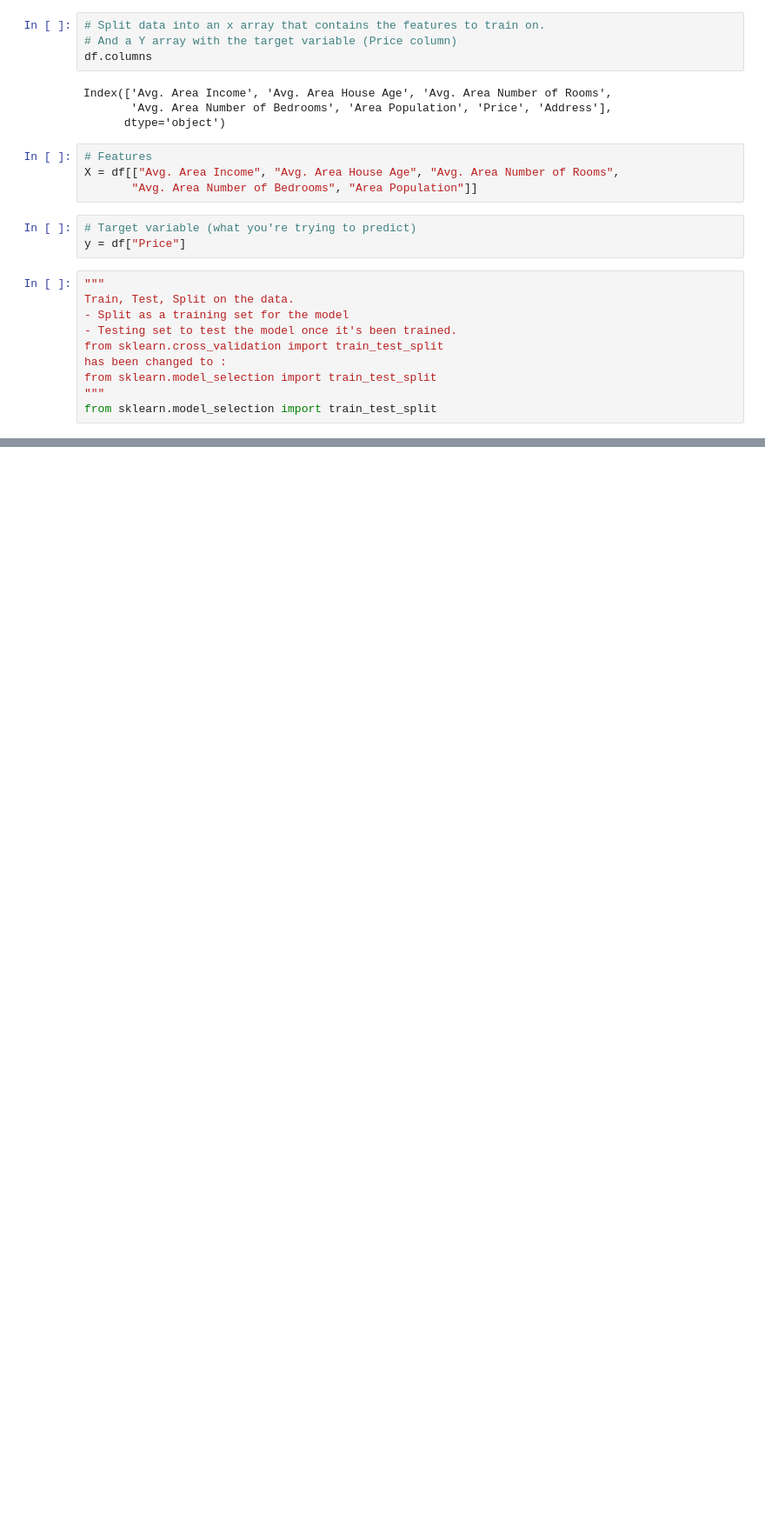
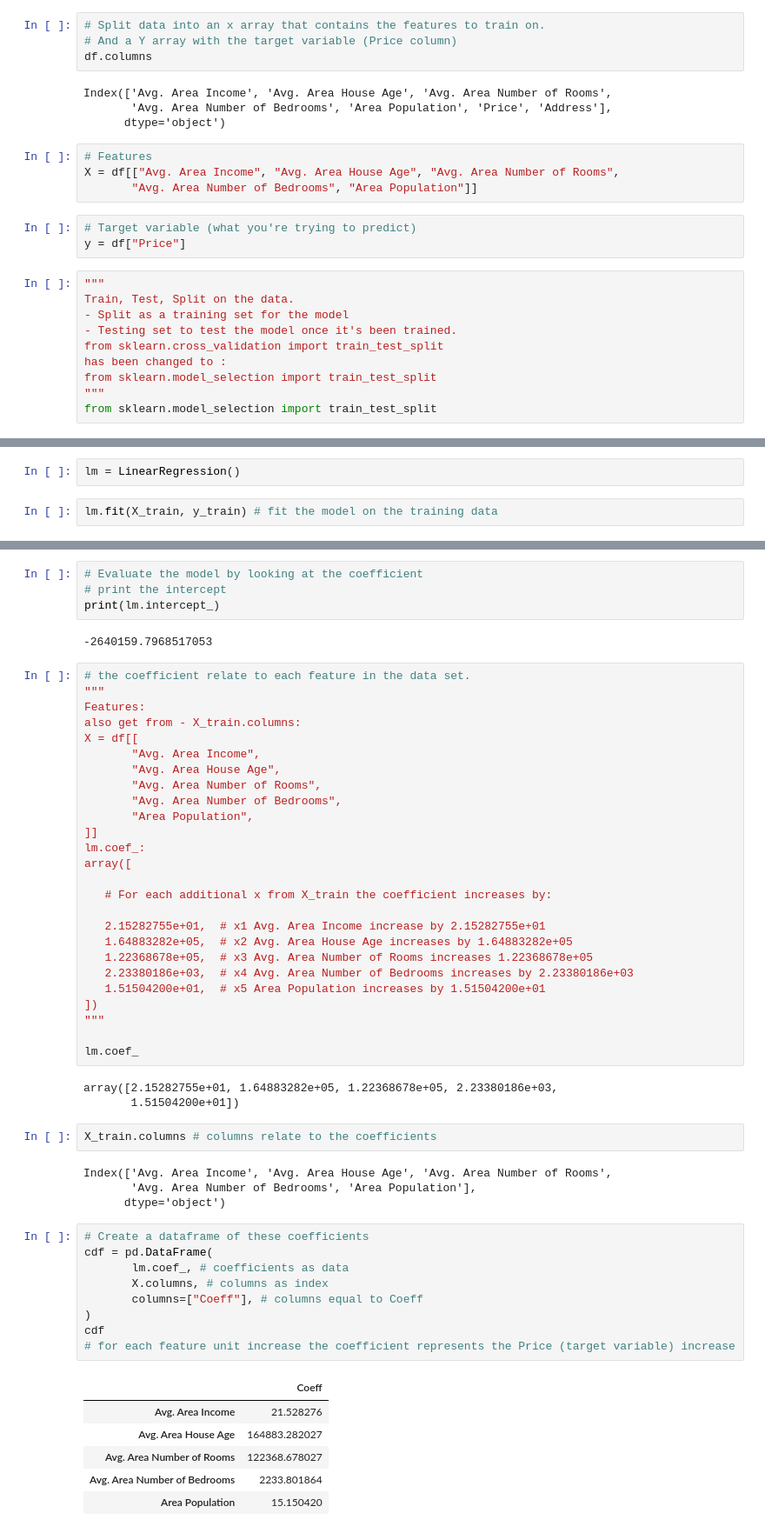
Before and after one commit to joegasewicz/machine-learning-lab, a Jupyter notebook: algorithms/linear_regression.ipynb, the cells around one changed output, grey strips where cells are left out. Shown at 87% size. Drawn from its saved outputs; the diff is of its cells as text; blank space fills up the shorter version.

Commit message:
linear regression

```diff
--- a/algorithms/linear_regression.ipynb
+++ b/algorithms/linear_regression.ipynb
@@ -120,0 +130,4 @@ X_train, X_test, y_train, y_test = train_test_split(
+# %%
+lm = LinearRegression()
+# %%
+lm.fit(X_train, y_train) # fit the model on the training data
@@ -120,0 +136,57 @@ X_train, X_test, y_train, y_test = train_test_split(
+# %%
+# Evaluate the model by looking at the coefficient
+# print the intercept
+print(lm.intercept_)
+# %% [output]
+-2640159.7968517053
+# %%
+# the coefficient relate to each feature in the data set.
+"""
+Features:
+also get from - X_train.columns:
+X = df[[
+       "Avg. Area Income",
+       "Avg. Area House Age",
+       "Avg. Area Number of Rooms",
+       "Avg. Area Number of Bedrooms",
+       "Area Population",
+]]
+lm.coef_:
+array([
+
+   # For each additional x from X_train the coefficient increases by:
+
+   2.15282755e+01,  # x1 Avg. Area Income increase by 2.15282755e+01
+   1.64883282e+05,  # x2 Avg. Area House Age increases by 1.64883282e+05
+   1.22368678e+05,  # x3 Avg. Area Number of Rooms increases 1.22368678e+05
+   2.23380186e+03,  # x4 Avg. Area Number of Bedrooms increases by 2.23380186e+03
+   1.51504200e+01,  # x5 Area Population increases by 1.51504200e+01
+])
+"""
+
+lm.coef_
+# %% [output]
+array([2.15282755e+01, 1.64883282e+05, 1.22368678e+05, 2.23380186e+03,
+       1.51504200e+01])
+# %%
+X_train.columns # columns relate to the coefficients
+# %% [output]
+Index(['Avg. Area Income', 'Avg. Area House Age', 'Avg. Area Number of Rooms',
+       'Avg. Area Number of Bedrooms', 'Area Population'],
+      dtype='object')
+# %%
+# Create a dataframe of these coefficients
+cdf = pd.DataFrame(
+       lm.coef_, # coefficients as data
+       X.columns, # columns as index
+       columns=["Coeff"], # columns equal to Coeff
+)
+cdf
+# for each feature unit increase the coefficient represents the Price (target variable) increase
+# %% [output]
+|  | Coeff |
+| Avg. Area Income | 21.528276 |
+| Avg. Area House Age | 164883.282027 |
+| Avg. Area Number of Rooms | 122368.678027 |
+| Avg. Area Number of Bedrooms | 2233.801864 |
+| Area Population | 15.150420 |
```
Also changed, not shown: parts of 3 cells of this notebook, 1 other file.
